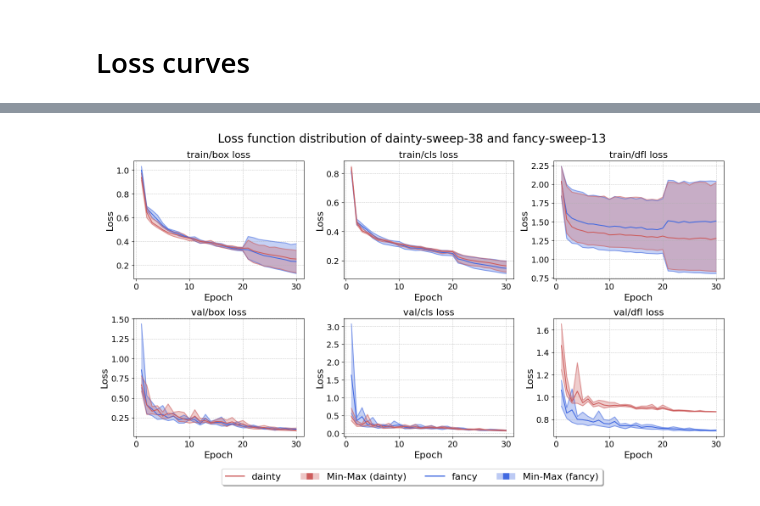
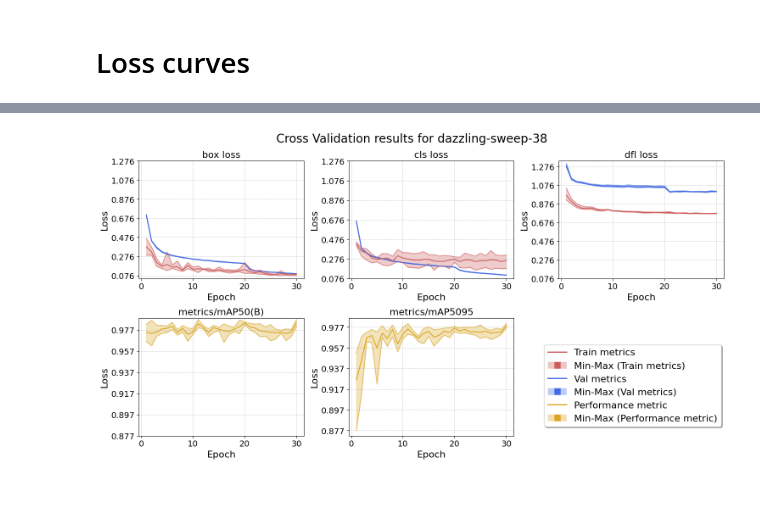
Before and after one commit to rreezN/strawml, a Jupyter notebook: strawml/data/wandbdata.ipynb, the cells around one changed output, grey strips where cells are left out. Saved outputs shown, nothing was run; the diff lists cells and outputs as text; code cells hidden in the pictures.

```diff
--- a/strawml/data/wandbdata.ipynb
+++ b/strawml/data/wandbdata.ipynb
@@ -525,43 +529,86 @@ for df2_loss_type in df2_dataframes:
 # %%
-data_frames = [df1_mean_dataframes, df2_mean_dataframes]
+data_frames = [df1_mean_dataframes] # df2_mean_dataframes
+# %%
+df_train_bbox = df1_mean_dataframes[0]
+df_train_cls = df1_mean_dataframes[1]
+df_train_dfl = df1_mean_dataframes[2]
+df_val_bbox = df1_mean_dataframes[3]
+df_val_cls = df1_mean_dataframes[4]
+df_val_dfl = df1_mean_dataframes[5]
+df_map50 = df1_mean_dataframes[6]
+df_map5095 = df1_mean_dataframes[7]
+# %%
+min_y_tikz_metric = min(df_train_bbox['min_mean'].min(), df_train_cls['min_mean'].min(), df_train_dfl['min_mean'].min(), df_val_bbox['min_mean'].min(), df_val_cls['min_mean'].min(), df_val_dfl['min_mean'].min(), df_map50['min_mean'].min(), df_map5095['min_mean'].min())
+max_y_tikz_metric = max(df_train_bbox['max_mean'].max(), df_train_cls['max_mean'].max(), df_train_dfl['max_mean'].max(), df_val_bbox['max_mean'].max(), df_val_cls['max_mean'].max(), df_val_dfl['max_mean'].max(), df_map50['max_mean'].max(), df_map5095['max_mean'].max())
+
+min_y_tikz_performance = min(df_map50['min_mean'].min(), df_map5095['min_mean'].min())
+max_y_tikz_performance = max(df_map50['max_mean'].max(), df_map5095['max_mean'].max())
 # %%
 import matplotlib.pyplot as plt
 import seaborn as sns
 import matplotlib.lines as mlines
 
 fig, ax = plt.subplots(2, 3, figsize=(15, 8))  # Create 2x3 grid
-fig.suptitle(f"Loss function distribution of dainty-sweep-38 and fancy-sweep-13", fontsize=20)
+fig.suptitle(f"Cross Validation results for dazzling-sweep-38", fontsize=20)
 ax = ax.flatten()  # Flatten the 2D array to simplify indexing
 
 for j, df_list in enumerate(data_frames):
     c = 'royalblue' if j == 0 else 'indianred'  # Assign color per data frame list
 
     for i, df in enumerate(df_list):
-        sns.lineplot(data=df, x='Epoch', y='value_mean', color=c, ax=ax[i])
-        sns.lineplot(data=df, x='Epoch', y='max_mean', color=c, alpha=0.5, ax=ax[i])
-        sns.lineplot(data=df, x='Epoch', y='min_mean', color=c, alpha=0.5, ax=ax[i])
+        if i < 6:
+            if i < 3:
+                c = 'royalblue'
+            else:
+                c = 'indianred'
+            i = i % 3
+            sns.lineplot(data=df, x='Epoch', y='value_mean', color=c, ax=ax[i])
+            sns.lineplot(data=df, x='Epoch', y='max_mean', color=c, alpha=0.5, ax=ax[i])
+            sns.lineplot(data=df, x='Epoch', y='min_mean', color=c, alpha=0.5, ax=ax[i])
 
-        ax[i].fill_between(df['Epoch'], df['max_mean'], df['min_mean'], color=c, alpha=0.3)
-        ax[i].set_title(f"{df['loss_type'].iloc[0]} loss", fontsize=16)
-        ax[i].set_xlabel('Epoch', fontsize=16)
-        ax[i].set_ylabel('Loss', fontsize=16)
-        ax[i].tick_params(axis='both', which='major', labelsize=14)
-        ax[i].grid(True, linestyle='--', linewidth=0.7, alpha=0.7)
-        # ax[i].get_legend().remove()
+            ax[i].fill_between(df['Epoch'], df['max_mean'], df['min_mean'], color=c, alpha=0.3)
+            ax[i].set_title(f"{df['loss_type'].iloc[0].split('/')[-1]} loss", fontsize=16)
+            ax[i].set_xlabel('Epoch', fontsize=16)
+            ax[i].set_ylabel('Loss', fontsize=16)
+            ax[i].tick_params(axis='both', which='major', labelsize=14)
+            ax[i].grid(True, linestyle='--', linewidth=0.7, alpha=0.7)
+            # set y-ticks to be the same for all subplots
+            ax[i].set_yticks(np.arange(min_y_tikz_metric, max_y_tikz_metric, 0.2))
+            # ax[i].get_legend().remove()
+        else:
+            i = i-3
+            sns.lineplot(data=df, x='Epoch', y='value_mean', color='goldenrod', ax=ax[i])
+            sns.lineplot(data=df, x='Epoch', y='max_mean', color='goldenrod', alpha=0.5, ax=ax[i])
+            sns.lineplot(data=df, x='Epoch', y='min_mean', color='goldenrod', alpha=0.5, ax=ax[i])
+            ax[i].fill_between(df['Epoch'], df['max_mean'], df['min_mean'], color='goldenrod', alpha=0.3)
+            ax[i].set_title(f"{df['loss_type'].iloc[0]}", fontsize=16)
+            ax[i].set_xlabel('Epoch', fontsize=16)
+            ax[i].set_ylabel('Loss', fontsize=16)
+            ax[i].tick_params(axis='both', which='major', labelsize=14)
+            ax[i].grid(True, linestyle='--', linewidth=0.7, alpha=0.7)
+            # set y-ticks to be the same for all subplots
+            ax[i].set_yticks(np.arange(min_y_tikz_performance, max_y_tikz_performance, 0.02))
+
+ax[5].axis('off')  # Hide the last subplot
+
 
 # Add custom legends at the bottom of the figure outside of the plot
 legends = []
-legends.append((mlines.Line2D([], [], color='indianred', linestyle='-', linewidth=2, label=f'{dir_names[1]}'), f'{dir_names[1]}'))
-legends.append((MulticolorPatch(['indianred', 'indianred', 'indianred'], [0.35, 1, 0.35]), f'Min-Max ({dir_names[1]})'))
-legends.append((mlines.Line2D([], [], color='royalblue', linestyle='-', linewidth=2, label=f'{dir_names[0]}'), f'{dir_names[0]}'))
-legends.append((MulticolorPatch(['royalblue', 'royalblue', 'royalblue'], [0.35, 1, 0.35]), f'Min-Max ({dir_names[0]})'))
+legends.append((mlines.Line2D([], [], color='indianred', linestyle='-', linewidth=2, label=f'Train metrics'), f'Train metrics'))
+legends.append((MulticolorPatch(['indianred', 'indianred', 'indianred'], [0.35, 1, 0.35]), f'Min-Max (Train metrics)'))
+
+legends.append((mlines.Line2D([], [], color='royalblue', linestyle='-', linewidth=2, label=f'Val metrics'), f'Val metrics'))
+legends.append((MulticolorPatch(['royalblue', 'royalblue', 'royalblue'], [0.35, 1, 0.35]), f'Min-Max (Val metrics)'))
+
+legends.append((mlines.Line2D([], [], color='goldenrod', linestyle='-', linewidth=2, label=f'Performance metric'), f'Performance metric'))
+legends.append((MulticolorPatch(['goldenrod', 'goldenrod', 'goldenrod'], [0.35, 1, 0.35]), f'Min-Max (Performance metric)'))
 
 handles, labels = zip(*legends)
-fig.legend(handles, labels, handler_map={MulticolorPatch: MulticolorPatchHandler()}, loc='lower center',
-                            bbox_to_anchor=(0.5, -0.07), fancybox=True, shadow=True, ncol=4, fontsize=16)
-
-fig.tight_layout()
+fig.legend(handles, labels, handler_map={MulticolorPatch: MulticolorPatchHandler()}, loc='lower left',
+                            bbox_to_anchor=(0.7, 0.1), fancybox=True, shadow=True, ncol=1, fontsize=16)
+# add space between subplots
+plt.tight_layout()
 fig.savefig('../../reports/figures/loss_comparison_cutout_loss.pdf', bbox_inches='tight')
 plt.show()
 # %% [output]
-[figure, old version]
+[figure, new version]
```
Also changed, not shown: parts of 5 cells of this notebook, 2 other files.
